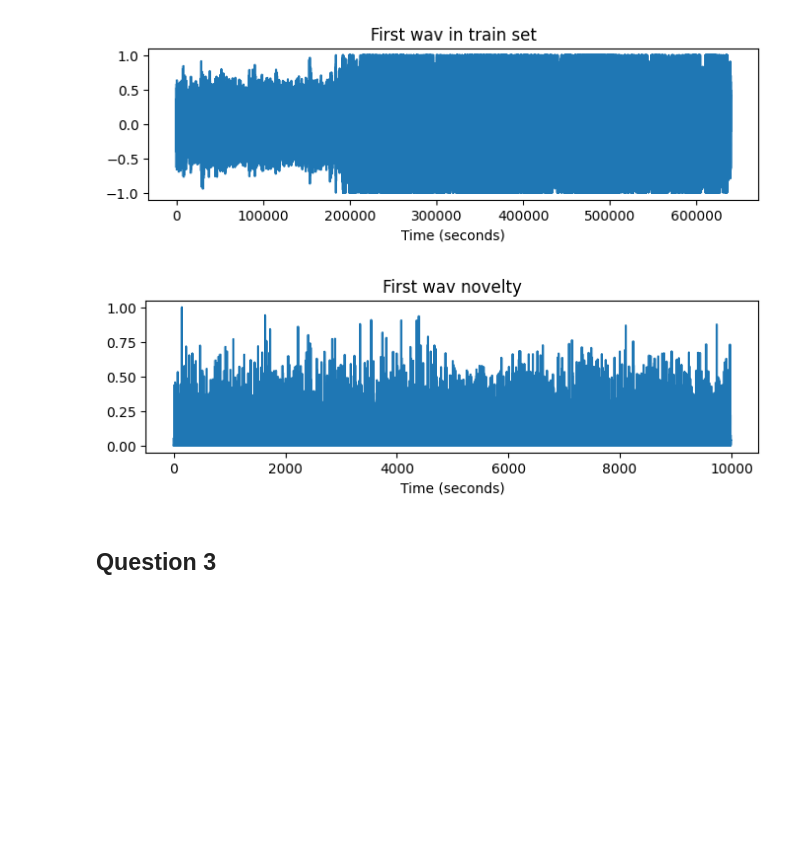
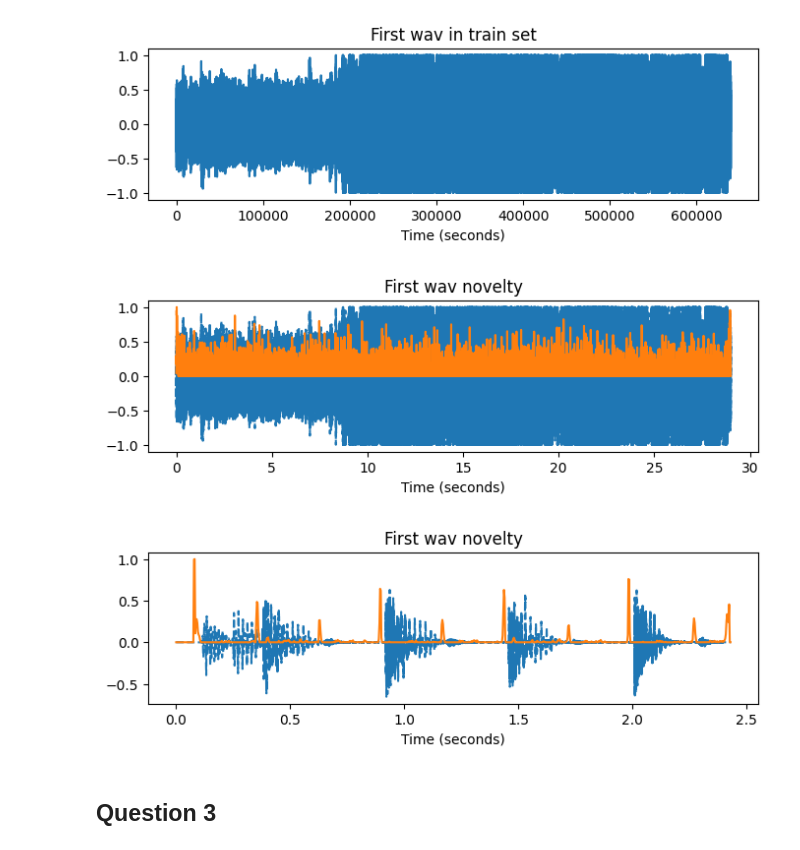
Before and after one commit to FranciscoMessina00/HomeworkCMRM2023, a Jupyter notebook: Homework_1.ipynb, the cells around one changed output. Drawn from its saved outputs; the diff is of its cells as text; code cells hidden in the pictures; blank space fills up the shorter version.

```diff
--- a/Homework_1.ipynb
+++ b/Homework_1.ipynb
@@ -79,13 +79,13 @@ print(np.shape(genre_test))
 audio_train_list = [ds.audio[int(i)].numpy(aslist = True) for i in i_train]
 new_audio_train = np.array([])
 for i in range(len(audio_train_list)):
-  audio_train_list[i] = audio_train_list[i][:639450]
+  audio_train_list[i] = audio_train_list[i][:n_samples]
   new_audio_train = np.append(new_audio_train, audio_train_list[i])
 # as we append the elements, the array will be 1 dimensional, we will reshape
 # the array to be 2 dimensional, and we know that the number of elements of the
 # train is the length of i_train
 num_elements_train = len(i_train)
-audio_train = new_audio_train[:num_elements_train * 639450].reshape(-1, 639450)
+audio_train = new_audio_train[:num_elements_train * n_samples].reshape(-1, n_samples)
 
 print(np.shape(audio_train))
 
@@ -94,13 +94,13 @@ print(np.shape(audio_train))
 audio_test_list = [ds.audio[int(i)].numpy(aslist = True) for i in i_test]
 new_audio_test = np.array([])
 for i in range(len(audio_test_list)):
-  audio_test_list[i] = audio_test_list[i][:639450]
+  audio_test_list[i] = audio_test_list[i][:n_samples]
   new_audio_test = np.append(new_audio_test, audio_test_list[i])
 # as we append the elements, the array will be 1 dimensional, we will reshape
 # the array to be 2 dimensional, and we know that the number of elements of the
 # train is the length of i_test
 num_elements_test = len(i_test)
-audio_test = new_audio_test[:num_elements_test * 639450].reshape(-1, 639450)
+audio_test = new_audio_test[:num_elements_test * n_samples].reshape(-1, n_samples)
 
 print(np.shape(audio_test))
 # %% [output]
@@ -185,7 +185,7 @@ def principal_argument(x):
         y: Principal value of x
     """
 
-    y = np.remainder(x + 0.5, 1) - 0.5
+    y = np.mod(x + 0.5, 1) - 0.5
     return y
 
 # Compute the Phase-Based Novelty function
@@ -215,40 +215,48 @@ def compute_phase_novelty(x, Fs=1, N=1024, H=64, M=40, norm=True, plot=False):
     # Extract the phase and use principal_argument
     phase = np.angle(X)/(2*np.pi)
     # first derivative
-    phase_d_1 = np.diff(phase, axis=1)
-    phase_d_1 = principal_argument(phase_d_1)
+    phase_d_1 = principal_argument(np.diff(phase, axis=1))
     # second derivative
-    phase_d_2 = np.diff(phase_d_1, axis=1)
-    phase_d_2 = principal_argument(phase_d_2)
+    phase_d_2 = principal_argument(np.diff(phase_d_1, axis=1))
     # Accumulation over frequency axis
 
-    nov = np.sum(phase_d_2, axis=0)
+    nov = np.sum(np.abs(phase_d_2), axis=0)
+    #nov = np.sum(phase_d_2, axis=0)
+    nov = np.concatenate((nov, np.array([0, 0])))
     # Local average subtraction and half-wave rectification
     if M > 0:
       local_average = compute_local_average(nov, M)
-
       nov = nov - local_average
 
     nov[nov < 0] = 0
     # nov = np.concatenate((nov, np.array([0, 0])))
     # Normalization
     if norm:
-      nov = nov / np.max(nov)
+      max_value = np.max(nov)
+      if max_value > 0:
+          nov = nov / max_value
 
     # Plot
     if plot:
       plt.figure(figsize=(8, 2))
+      """real_t2 = np.arange(len(x)) / Fs
+      plt.plot(real_t2, x, linestyle='--')"""
+      real_t = np.arange(len(nov)) / Fs_nov
       plt.title('First wav novelty')
       plt.xlabel('Time (seconds)')
-      plt.plot(nov)
+      plt.plot(real_t, nov)
       plt.show()
 
     return nov, Fs_nov
 # %%
 # Test the novelty function on the first wav in the train set
 nov, Fs_nov = compute_phase_novelty(audio_train[0], Fs=22050, N=1024, H=64, M=40, norm=True, plot=True)
+fn_wav = os.path.join('Queen.wav')
+x, Fs = librosa.load(fn_wav, sr=None)
+nov, Fs_nov = compute_phase_novelty(x, Fs=22050, N=1024, H=64, M=40, norm=True, plot=True)
 # %% [output]
-[figure, old version]
+[figure, new version]
+[figure, added]
 # %% [markdown]
 ## Question 3
 # %%
```
Also changed, not shown: parts of 2 cells of this notebook.
